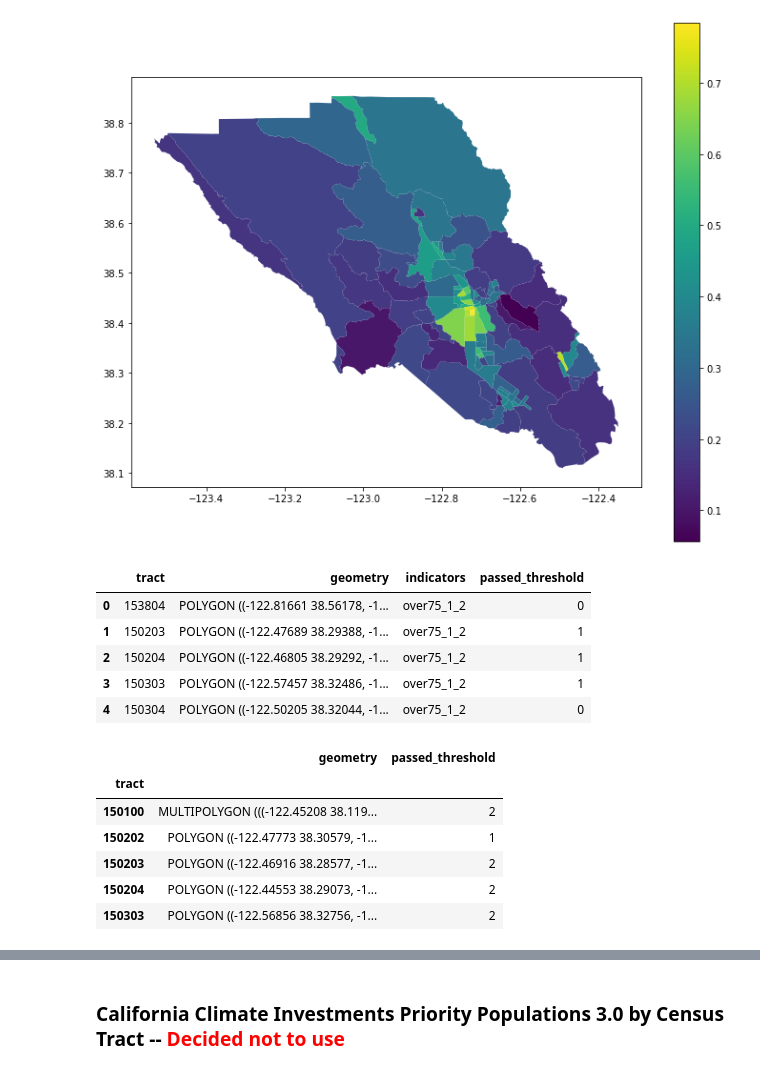
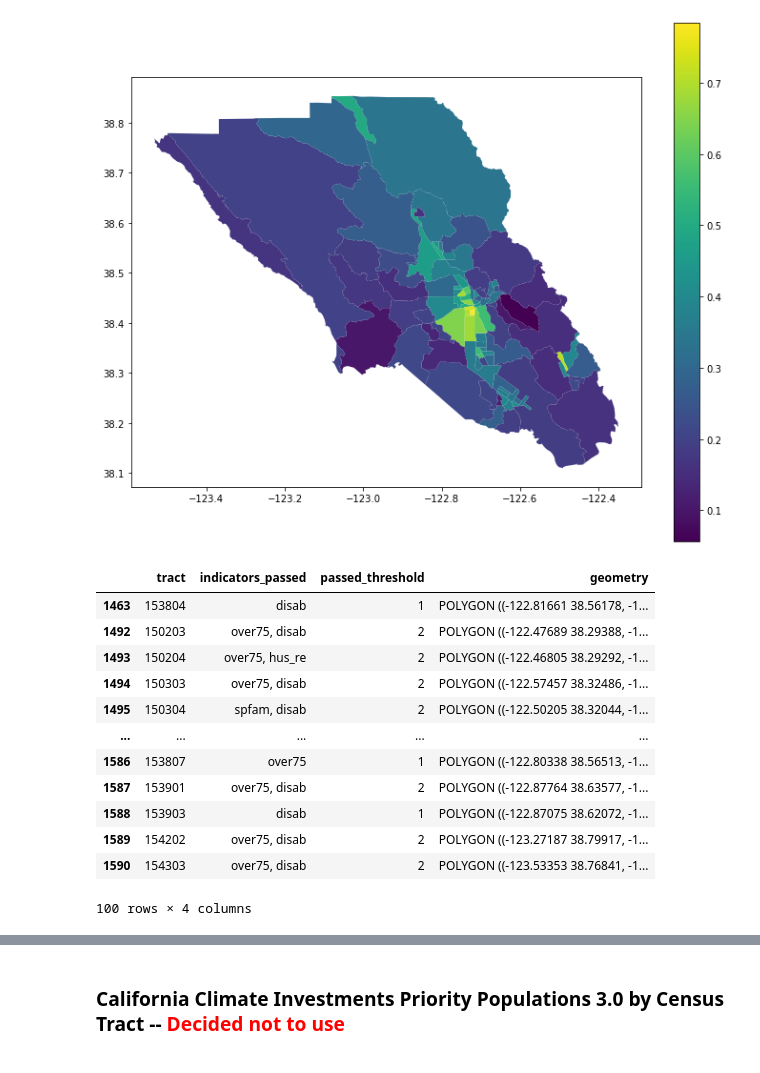
Before and after one commit to acmarley-erg/soco_resilience, a Jupyter notebook: py/comm_asset_processing.ipynb, the cells around one changed output, grey strips where cells are left out. Drawn from its saved outputs; the diff is of its cells as text; code cells hidden in the pictures.

```diff
--- a/py/comm_asset_processing.ipynb
+++ b/py/comm_asset_processing.ipynb
@@ -57,31 +57,32 @@ mtc_threshold.plot(column="pct_poc", figsize = (12,10), legend=True)
 # %% [output]
 <AxesSubplot:>
 [figure]
-# %%
-# melt to a tidy format
-mtc_threshold = pd.melt(mtc_threshold, id_vars=['tract', "geometry"], value_vars=['over75_1_2', 'poc_1_2', 'spfam_1_2', 'lep_1_2',
-                                                                      'below2_1_2', 'disab_1_2','hus_re_1_2', 'zvhh_1_2'],
-                        var_name='indicators', value_name='passed_threshold')
-mtc_threshold.head()
-# %% [output]
-|  | tract | geometry | indicators | passed_threshold |
-| 0 | 153804 | POLYGON ((-122.81661 38.56178, -1... | over75_1_2 | 0 |
-| 1 | 150203 | POLYGON ((-122.47689 38.29388, -1... | over75_1_2 | 1 |
-| 2 | 150204 | POLYGON ((-122.46805 38.29292, -1... | over75_1_2 | 1 |
-| 3 | 150303 | POLYGON ((-122.57457 38.32486, -1... | over75_1_2 | 1 |
-| 4 | 150304 | POLYGON ((-122.50205 38.32044, -1... | over75_1_2 | 0 |
-# %%
-# calculate the sum for each census tract
-mtc_thresh_sum = mtc_threshold.dissolve(by='tract', aggfunc='sum')
-mtc_thresh_sum.head()
-# %% [output]
-|  | geometry | passed_threshold |
-| tract |  |  |
-| 150100 | MULTIPOLYGON (((-122.45208 38.119... | 2 |
-| 150202 | POLYGON ((-122.47773 38.30579, -1... | 1 |
-| 150203 | POLYGON ((-122.46916 38.28577, -1... | 2 |
-| 150204 | POLYGON ((-122.44553 38.29073, -1... | 2 |
-| 150303 | POLYGON ((-122.56856 38.32756, -1... | 2 |
+# %%
+# Count the number of indicators passed and list which indicators were passed
+keys_of_interest = ['over75_1_2', 'poc_1_2', 'spfam_1_2', 'lep_1_2', 'below2_1_2', 'disab_1_2','hus_re_1_2', 'zvhh_1_2']
+passed_thresholds = mtc_threshold[keys_of_interest].apply(lambda row: row[row > 0].index.values, axis = 1)
+mtc_thresh_sum = gpd.GeoDataFrame({
+    "tract": mtc_threshold["tract"],
+    "indicators_passed": passed_thresholds.apply(lambda s: ", ".join(s)),
+    "passed_threshold": passed_thresholds.apply(len),
+    "geometry": mtc_threshold["geometry"]
+})
+mtc_thresh_sum['indicators_passed'] = mtc_thresh_sum['indicators_passed'].str.replace('_1_2', '', regex=False)
+mtc_thresh_sum
+# %% [output]
+|  | tract | indicators_passed | passed_threshold | geometry |
+| 1463 | 153804 | disab | 1 | POLYGON ((-122.81661 38.56178, -1... |
+| 1492 | 150203 | over75, disab | 2 | POLYGON ((-122.47689 38.29388, -1... |
+| 1493 | 150204 | over75, hus_re | 2 | POLYGON ((-122.46805 38.29292, -1... |
+| 1494 | 150303 | over75, disab | 2 | POLYGON ((-122.57457 38.32486, -1... |
+| 1495 | 150304 | spfam, disab | 2 | POLYGON ((-122.50205 38.32044, -1... |
+| ... | ... | ... | ... | ... |
+| 1586 | 153807 | over75 | 1 | POLYGON ((-122.80338 38.56513, -1... |
+| 1587 | 153901 | over75, disab | 2 | POLYGON ((-122.87764 38.63577, -1... |
+| 1588 | 153903 | disab | 1 | POLYGON ((-122.87075 38.62072, -1... |
+| 1589 | 154202 | over75, disab | 2 | POLYGON ((-123.27187 38.79917, -1... |
+| 1590 | 154303 | over75, disab | 2 | POLYGON ((-123.53353 38.76841, -1... |
+100 rows × 4 columns
 # %%
 # plot the data
 mtc_thresh_sum.plot(column="passed_threshold", cmap=plt.cm.get_cmap('RdPu', 6), edgecolor="black", figsize = (12,10), legend=True)
```
Also changed, not shown: parts of 2 cells of this notebook.
